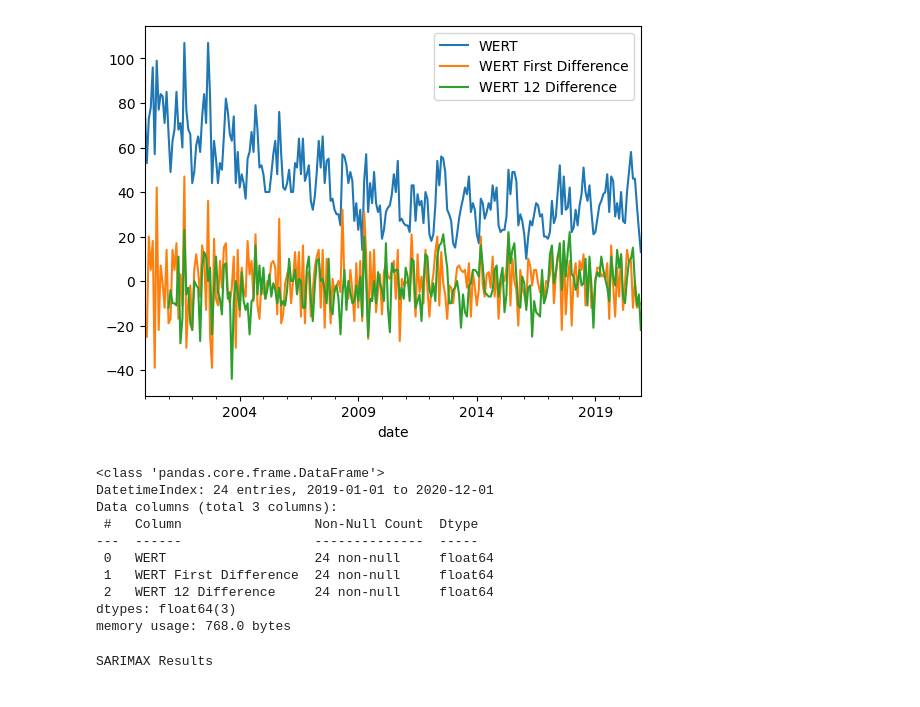
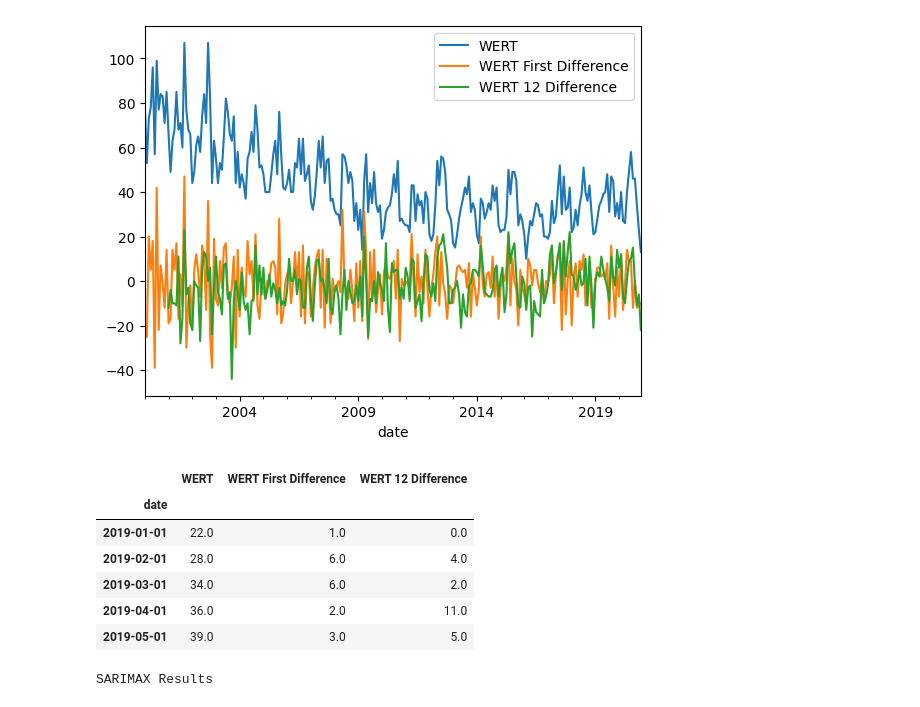
Before and after one commit to SiddhiGunaji/Time-Series-Forcasting, a Jupyter notebook: taskv2.ipynb, the cells around one changed output. Drawn from its saved outputs; the diff is of its cells as text; code cells hidden in the pictures.

```diff
--- a/taskv2.ipynb
+++ b/taskv2.ipynb
@@ -269,18 +286,15 @@ test_dataset_end=datetime(2020,12,1)
 # %%
 train_data=part1[:train_dataset_end]
 test_data=part1[train_dataset_end+timedelta(days=1):test_dataset_end]
-test_data.info()
+test_data.head()
 # %% [output]
-<class 'pandas.core.frame.DataFrame'>
-DatetimeIndex: 24 entries, 2019-01-01 to 2020-12-01
-Data columns (total 3 columns):
- #   Column                 Non-Null Count  Dtype
----  ------                 --------------  -----
- 0   WERT                   24 non-null     float64
- 1   WERT First Difference  24 non-null     float64
- 2   WERT 12 Difference     24 non-null     float64
-dtypes: float64(3)
-memory usage: 768.0 bytes
+|  | WERT | WERT First Difference | WERT 12 Difference |
+| date |  |  |  |
+| 2019-01-01 | 22.0 | 1.0 | 0.0 |
+| 2019-02-01 | 28.0 | 6.0 | 4.0 |
+| 2019-03-01 | 34.0 | 6.0 | 2.0 |
+| 2019-04-01 | 36.0 | 2.0 | 11.0 |
+| 2019-05-01 | 39.0 | 3.0 | 5.0 |
 # %%
 pred_start_date=test_data.index[0]
 pred_end_date=test_data.index[-1]
```
Also changed, not shown: parts of 16 cells of this notebook.
